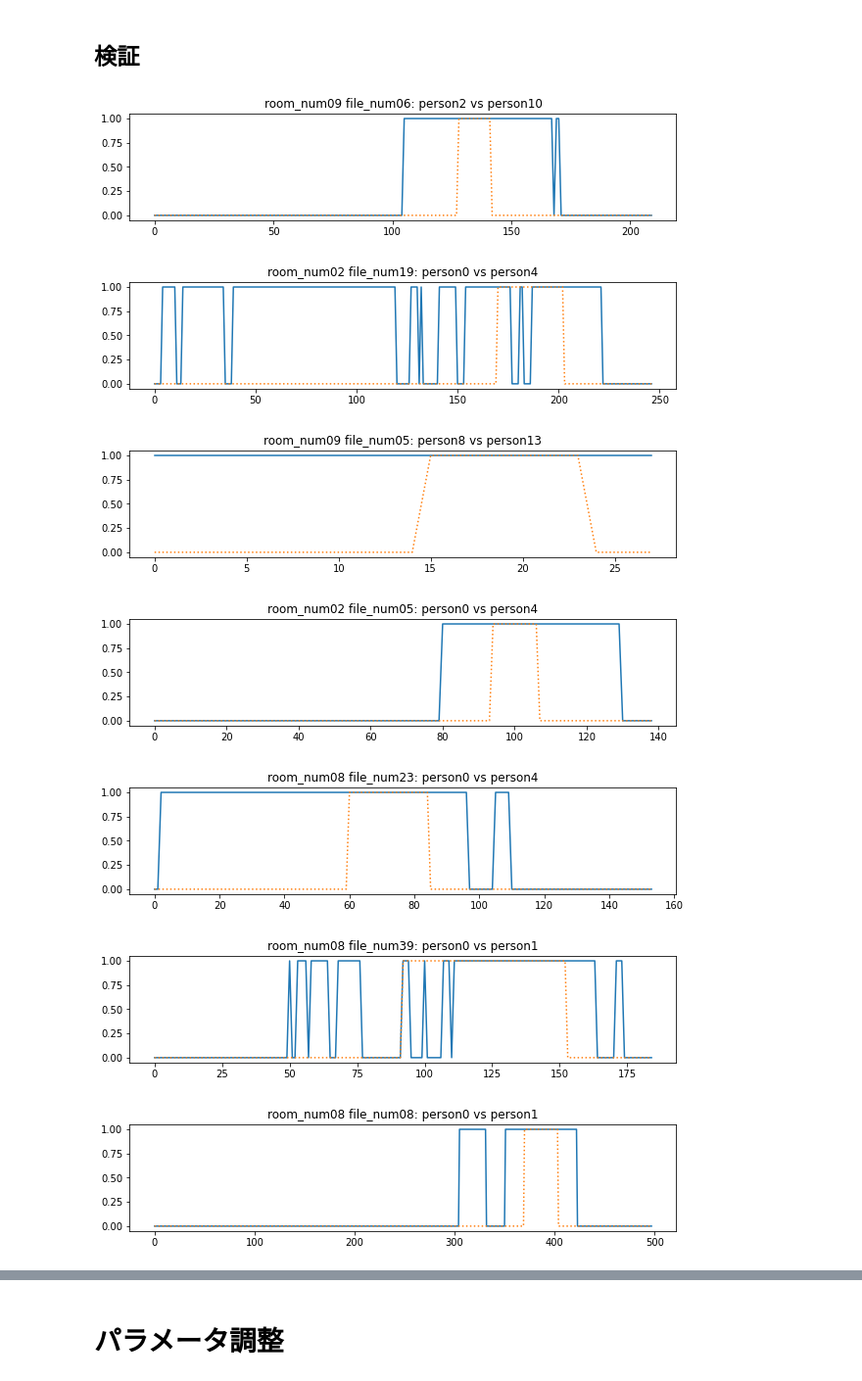
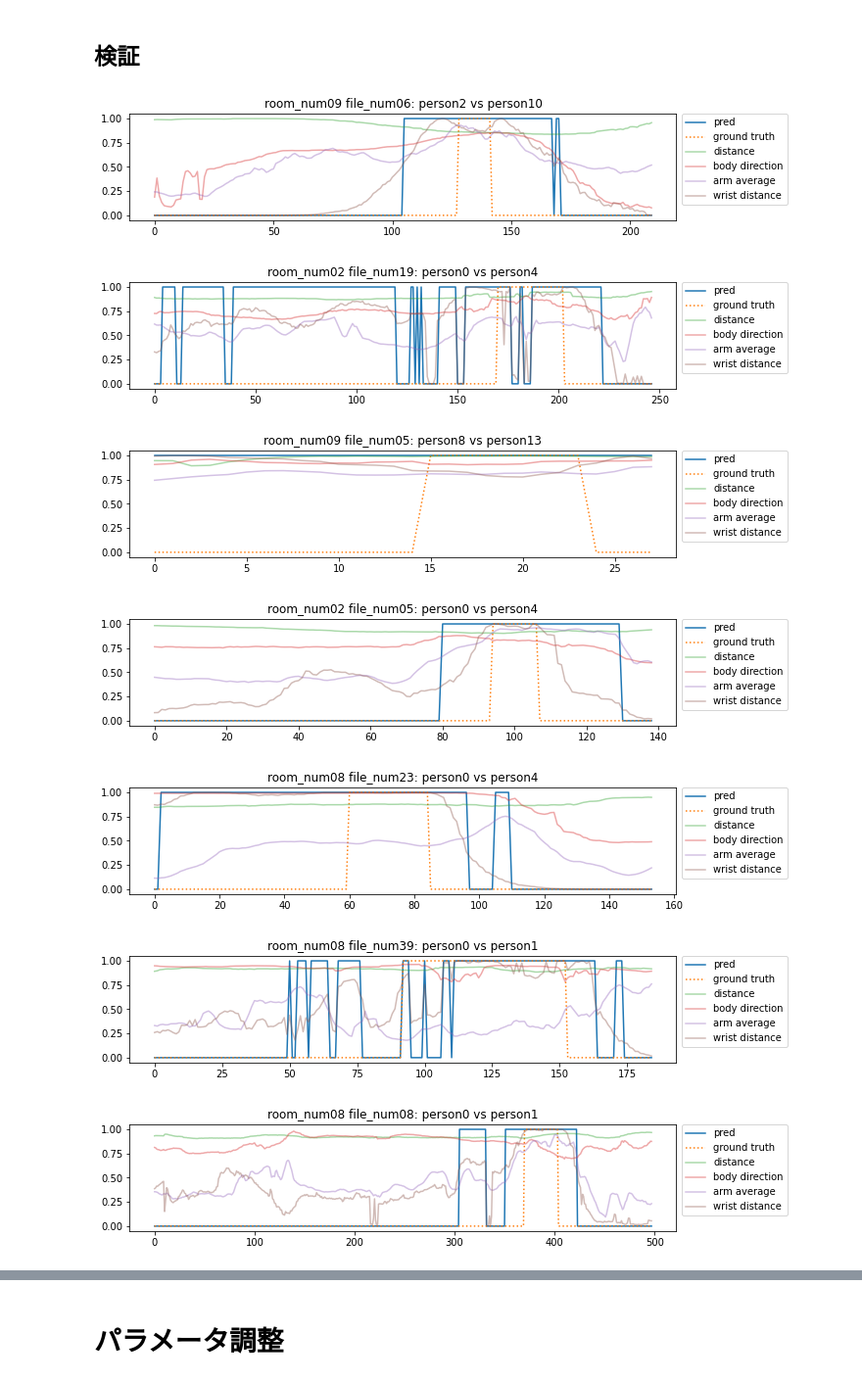
Before and after one commit to kojikojiprg/ova4gar, a Jupyter notebook: notebooks/group_activity/passing/svm.ipynb, the cells around one changed output, grey strips where cells are left out. Shown at 98% size. Drawn from its saved outputs; the diff is of its cells as text; code cells hidden in the pictures.

Commit message:
modify plot

```diff
--- a/notebooks/group_activity/passing/svm.ipynb
+++ b/notebooks/group_activity/passing/svm.ipynb
@@ -374,24 +374,27 @@ with open(model_path, mode='wb') as f:
 # %%
 %matplotlib inline
 for key, x, y in zip(x_train_dict.keys(), x_train_dict.values(), y_train_dict.values()):
     if len(x) == 0 or 1 not in y:
         continue
 
     pred = model.predict(x)
     plt.figure(figsize=(10, 2))
-    plt.plot(pred)
-    plt.plot(y, linestyle=':')
+    plt.plot(pred, label='pred')
+    plt.plot(y, linestyle=':', label='ground truth')
+    for i, feature in enumerate(np.array(x).T):
+        plt.plot(feature, alpha=0.4, label=columns[i])
     plt.ylim((-0.05, 1.05))
+    plt.legend(bbox_to_anchor=(1.01, 1), loc='upper left', borderaxespad=0)
     # plt.xlabel('frame')
     # plt.ylabel('passing')
     key = key.split('_')
     plt.title(f'room_num{key[0]} file_num{key[1]}: person{key[2]} vs person{key[3]}')
     plt.show()
 # %% [output]
-[figure, old version]
+[figure, new version]
-[figure, old version]
+[figure, new version]
-[figure, old version]
+[figure, new version]
-[figure, old version]
+[figure, new version]
-[figure, old version]
+[figure, new version]
-[figure, old version]
+[figure, new version]
-[figure, old version]
+[figure, new version]
```
Also changed, not shown: parts of 4 cells of this notebook.
